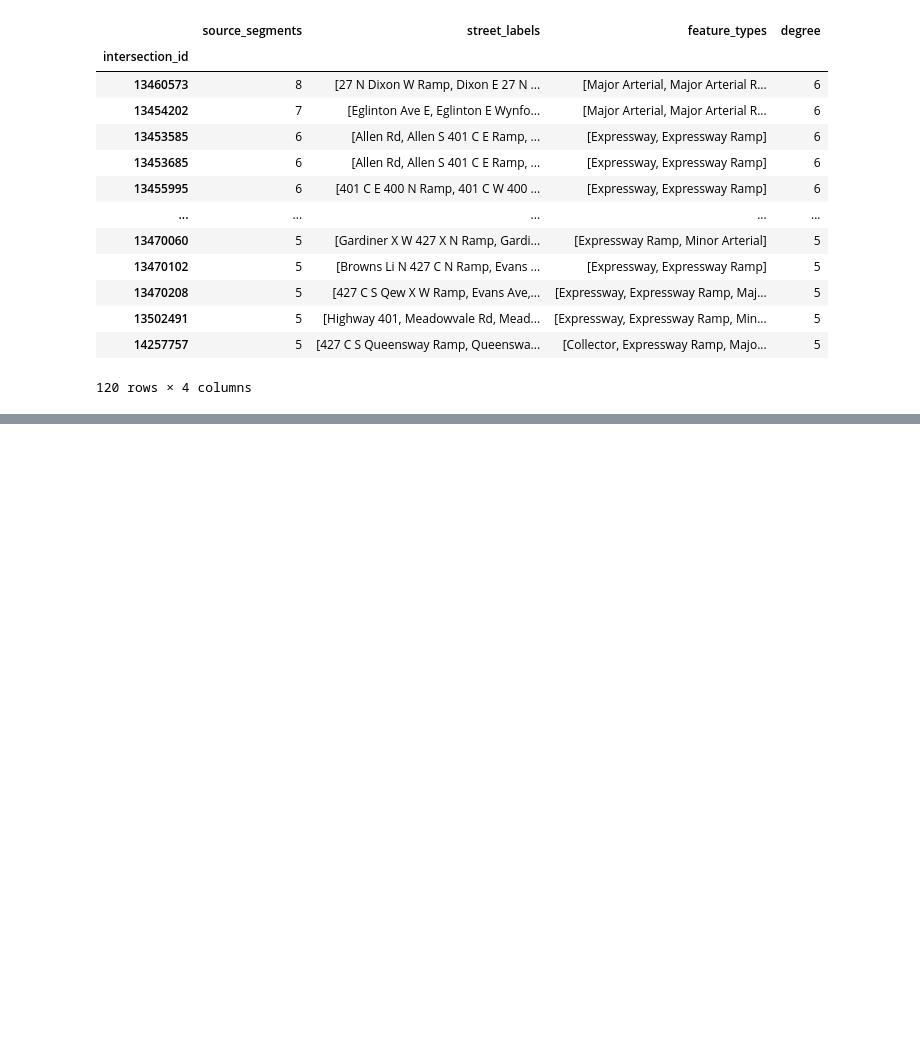
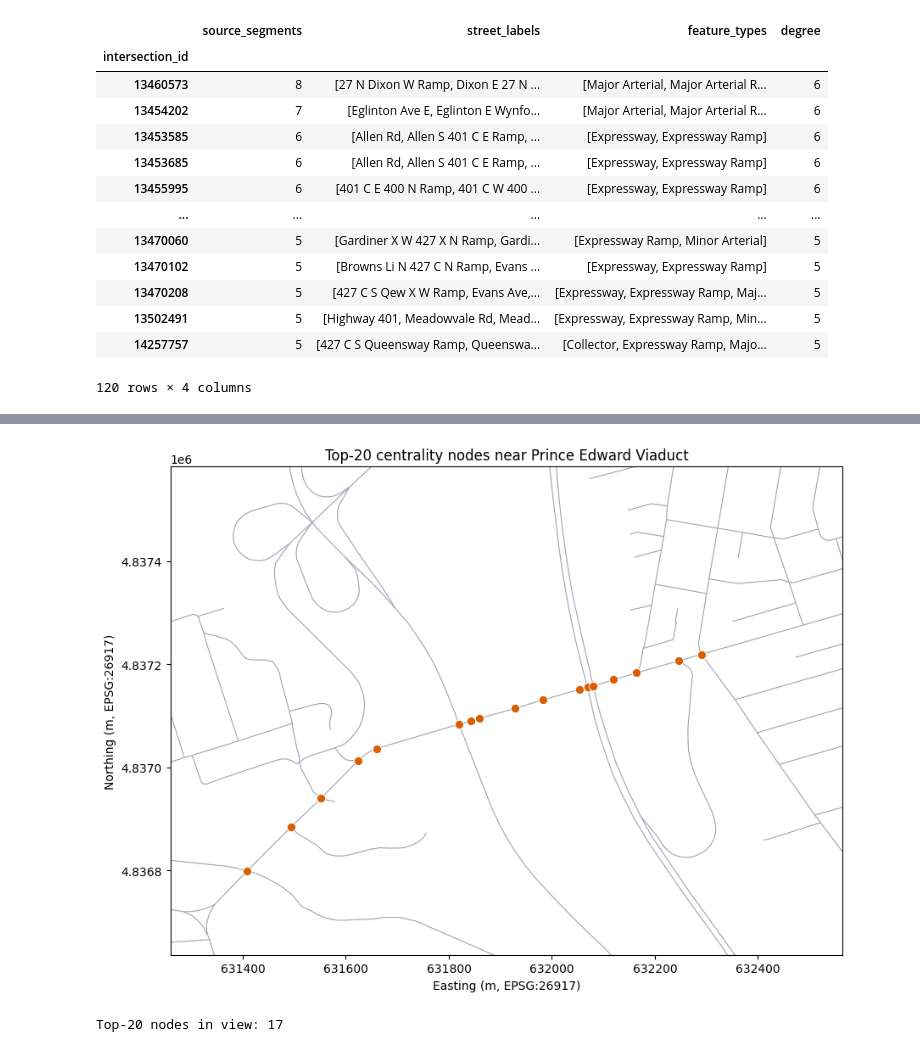
Before and after one commit to KVishal1012/toronto_network_analysis, a Jupyter notebook: notebooks/02_network_graph.ipynb, the cells around one changed output, grey strips where cells are left out. Saved outputs shown, nothing was run; the diff lists cells and outputs as text; code cells hidden in the pictures; blank space fills up the shorter version.

Commit message:
feat: add Toronto centerline shapefiles and update network graph notebook

```diff
--- a/notebooks/02_network_graph.ipynb
+++ b/notebooks/02_network_graph.ipynb
@@ -1036,0 +1304,43 @@ display(top_betweenness)
+# %%
+import matplotlib.pyplot as plt
+
+bridge_points = top20_points[
+    top20_points["street_labels"].apply(
+        lambda names: "Prince Edward Viaduct" in names
+    )
+]
+assert not bridge_points.empty
+assert top20_points.crs == street_edges.crs
+
+left, bottom, right, top = bridge_points.total_bounds
+padding_m = 400
+xmin, xmax = left - padding_m, right + padding_m
+ymin, ymax = bottom - padding_m, top + padding_m
+
+streets_in_view = street_edges.cx[xmin:xmax, ymin:ymax]
+points_in_view = top20_points.cx[xmin:xmax, ymin:ymax]
+
+fig, ax = plt.subplots(figsize=(9, 8))
+streets_in_view.plot(ax=ax, color="#9ca3af", linewidth=0.8)
+points_in_view.plot(
+    ax=ax,
+    color="#d95f02",
+    markersize=55,
+    edgecolor="white",
+    linewidth=0.7,
+    zorder=3,
+)
+
+ax.set_xlim(xmin, xmax)
+ax.set_ylim(ymin, ymax)
+ax.set_aspect("equal")
+ax.set_title("Top-20 centrality nodes near Prince Edward Viaduct")
+ax.set_xlabel("Easting (m, EPSG:26917)")
+ax.set_ylabel("Northing (m, EPSG:26917)")
+plt.tight_layout()
+plt.show()
+
+print("Top-20 nodes in view:", len(points_in_view))
+# %% [output]
+[figure, added]
+Top-20 nodes in view: 17
```
Also changed, not shown: parts of 22 cells of this notebook, 1 other file.
